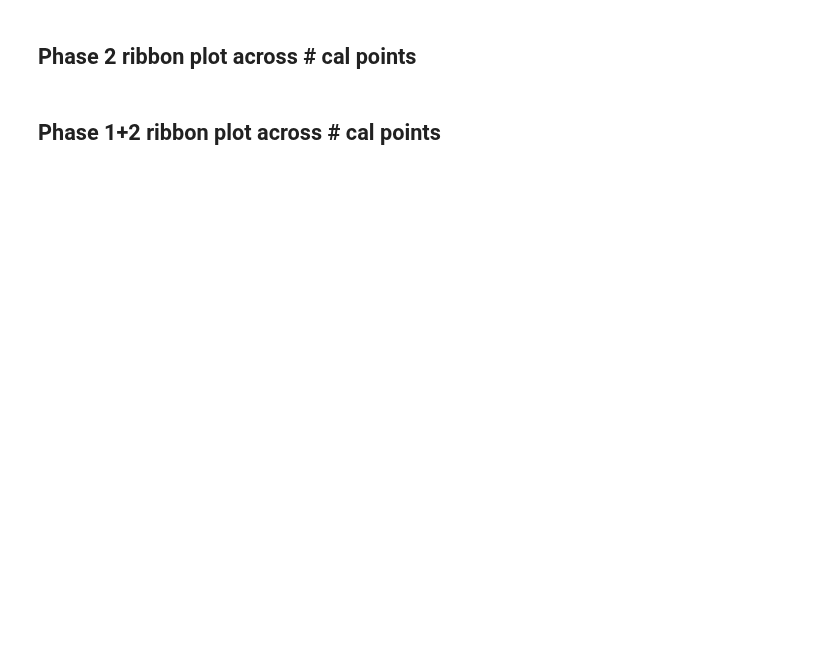
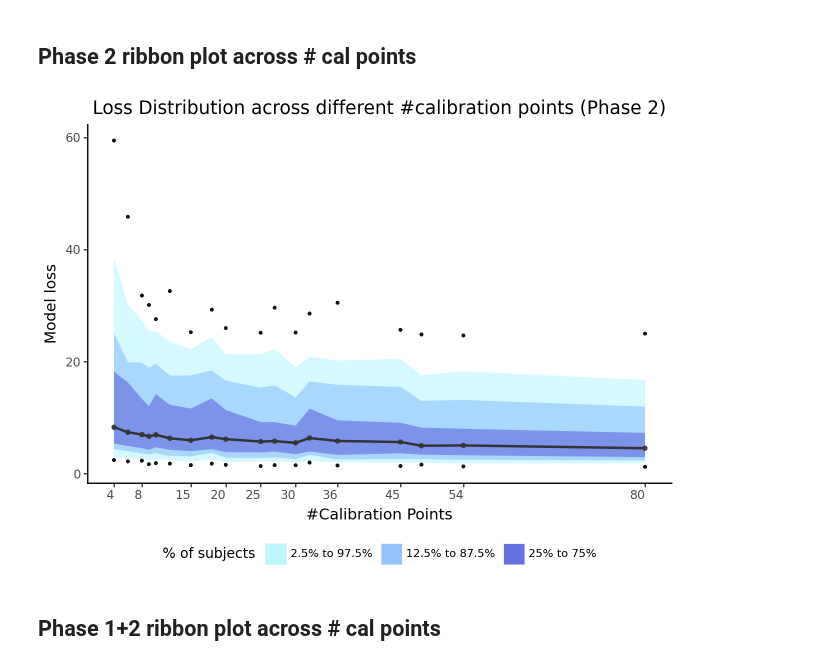
Before and after one commit to jspsych/eye-tracking-training, a Jupyter notebook: analysis/analysis-of-individual-model-run.ipynb, the cells around one changed output. Saved outputs shown, nothing was run; the diff lists cells and outputs as text; code cells hidden in the pictures; blank space fills up the shorter version.

```diff
--- a/analysis/analysis-of-individual-model-run.ipynb
+++ b/analysis/analysis-of-individual-model-run.ipynb
@@ -1392,14 +1495,14 @@ model_losses_across_cal_configs_ribbon_plot_phase1
 # %% [markdown]
 ## Phase 2 ribbon plot across \# cal points
 # %%
-model_losses_df_phase2['mean_loss'] = model_losses_df_phase2.groupby('num_cal_points')['subj_mean_loss'].transform('mean')
-model_losses_df_phase2['median_loss'] = model_losses_df_phase2.groupby('num_cal_points')['subj_mean_loss'].transform('median')
-model_losses_df_phase2['min_loss'] = model_losses_df_phase2.groupby('num_cal_points')['subj_mean_loss'].transform('min')
-model_losses_df_phase2['max_loss'] = model_losses_df_phase2.groupby('num_cal_points')['subj_mean_loss'].transform('max')
+model_losses_df_sorted_p2['mean_loss'] = model_losses_df_sorted_p2.groupby('num_cal_points')['subj_mean_loss'].transform('mean')
+model_losses_df_sorted_p2['median_loss'] = model_losses_df_sorted_p2.groupby('num_cal_points')['subj_mean_loss'].transform('median')
+model_losses_df_sorted_p2['min_loss'] = model_losses_df_sorted_p2.groupby('num_cal_points')['subj_mean_loss'].transform('min')
+model_losses_df_sorted_p2['max_loss'] = model_losses_df_sorted_p2.groupby('num_cal_points')['subj_mean_loss'].transform('max')
 # %%
-model_losses_df_phase2['2_50 loss'] = model_losses_df_phase2.groupby('num_cal_points')['subj_mean_loss'].transform(lambda x: np.percentile(x, 2.5))
-model_losses_df_phase2['12_5 loss'] = model_losses_df_phase2.groupby('num_cal_points')['subj_mean_loss'].transform(lambda x: np.percentile(x, 12.5))
-model_losses_df_phase2['25_0 loss'] = model_losses_df_phase2.groupby('num_cal_points')['subj_mean_loss'].transform(lambda x: np.percentile(x, 25))
-model_losses_df_phase2['75_0 loss'] = model_losses_df_phase2.groupby('num_cal_points')['subj_mean_loss'].transform(lambda x: np.percentile(x, 75))
-model_losses_df_phase2['87_5 loss'] = model_losses_df_phase2.groupby('num_cal_points')['subj_mean_loss'].transform(lambda x: np.percentile(x, 87.5))
-model_losses_df_phase2['97_5 loss'] = model_losses_df_phase2.groupby('num_cal_points')['subj_mean_loss'].transform(lambda x: np.percentile(x, 97.5))
+model_losses_df_sorted_p2['2_50 loss'] = model_losses_df_sorted_p2.groupby('num_cal_points')['subj_mean_loss'].transform(lambda x: np.percentile(x, 2.5))
+model_losses_df_sorted_p2['12_5 loss'] = model_losses_df_sorted_p2.groupby('num_cal_points')['subj_mean_loss'].transform(lambda x: np.percentile(x, 12.5))
+model_losses_df_sorted_p2['25_0 loss'] = model_losses_df_sorted_p2.groupby('num_cal_points')['subj_mean_loss'].transform(lambda x: np.percentile(x, 25))
+model_losses_df_sorted_p2['75_0 loss'] = model_losses_df_sorted_p2.groupby('num_cal_points')['subj_mean_loss'].transform(lambda x: np.percentile(x, 75))
+model_losses_df_sorted_p2['87_5 loss'] = model_losses_df_sorted_p2.groupby('num_cal_points')['subj_mean_loss'].transform(lambda x: np.percentile(x, 87.5))
+model_losses_df_sorted_p2['97_5 loss'] = model_losses_df_sorted_p2.groupby('num_cal_points')['subj_mean_loss'].transform(lambda x: np.percentile(x, 97.5))
@@ -1409,39 +1510,41 @@ model_losses_df_phase2
 ribbon_map = {'2.5% to 97.5%': '#b8f7ff', '12.5% to 87.5%': '#8dc1fc', '25% to 75%': '#5d68de'}
 
 model_losses_across_cal_configs_ribbon_plot_phase2 = (
-    ggplot(model_losses_df_phase2, aes(x='num_cal_points')) +
+    ggplot(model_losses_df_sorted_p2, aes(x='num_cal_points')) +
     geom_ribbon(aes(ymin='2_50 loss', ymax='97_5 loss', fill='"2.5% to 97.5%"'), alpha=0.6) +
     geom_ribbon(aes(ymin='12_5 loss', ymax='87_5 loss', fill='"12.5% to 87.5%"'), alpha=0.6) +
     geom_ribbon(aes(ymin='25_0 loss', ymax='75_0 loss', fill='"25% to 75%"'), alpha=0.6) +
     geom_line(aes(y='median_loss'), color='#333', size=1) +
     geom_point(aes(y='median_loss'), size=1, alpha=0.05, color='#333') +
     geom_point(aes(x='num_cal_points', y='min_loss'), size=0.5, alpha=0.05) +
     geom_point(aes(x='num_cal_points', y='max_loss'), size=0.5, alpha=0.05) +
-    scale_x_continuous(breaks=(4,8,15,20,25,30,36,45,54,80,144), limits=(None, 144)) +
+    scale_x_continuous(breaks=(4,8,15,20,25,30,36,45,54,80,144), limits=(None, 80)) +
     scale_fill_manual(
         name="% of subjects",
         values=ribbon_map
     ) +
     labs(
         x='#Calibration Points',
         y='Model loss',
         title='Loss Distribution across different #calibration points (Phase 2)'
     ) +
     theme(
         panel_grid=element_blank(),
         panel_background=element_blank(),
         plot_background=element_blank(),
         axis_line=element_line(color='black', size=1),
         axis_text_x=element_text(hjust=1),
         axis_title=element_text(),
         plot_title=element_text(),
         legend_title=element_text(size=10),
         legend_text=element_text(size=8),
         legend_position="bottom"
     )
 )
 
 model_losses_across_cal_configs_ribbon_plot_phase2
+# %% [output]
+[figure, added]
 # %% [markdown]
 ## Phase 1+2 ribbon plot across \# cal points
 # %%
```
Also changed, not shown: parts of 47 cells of this notebook.
